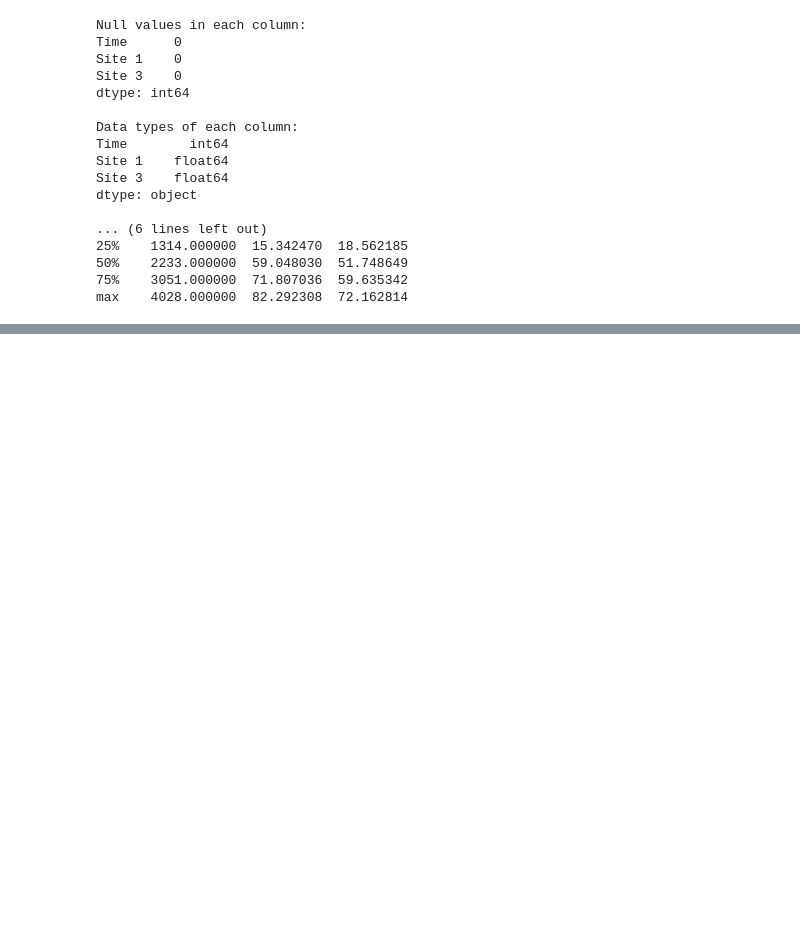
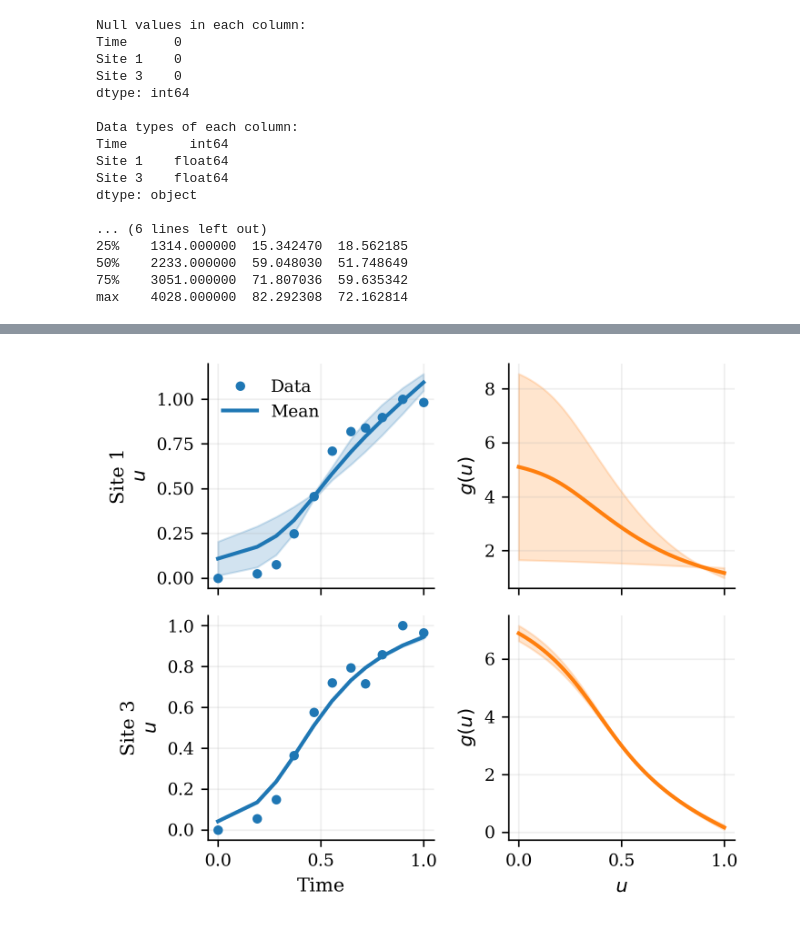
Before and after one commit to beckycrossley/Learning-noise-growth-BINNs, a Jupyter notebook: coralreef-analysis.ipynb, the cells around one changed output, grey strips where cells are left out. Cells and saved outputs as stored; diff of their text form; code cells hidden in the pictures; blank space fills up the shorter version.

```diff
--- a/coralreef-analysis.ipynb
+++ b/coralreef-analysis.ipynb
@@ -262,0 +352,72 @@ plot_binn_results_2x3(ensembles, save_dir)
+# %%
+def plot_binn_results_2x2(ensembles, save_dir):
+    """
+    Plot BINN results for multiple sites in a 2x3 grid.
+
+    Parameters:
+        ensembles : dict
+            Dict like {"Site 1": ensemble1, "Site 2": ensemble2}
+        save_dir : str
+            Directory to save the plot
+    """
+    sites = list(ensembles.keys())
+    n_sites = len(sites)
+
+    assert n_sites == 2, "This function is set up for exactly 2 sites (2x3 layout)."
+
+    fig, axes = plt.subplots(2, 2, figsize=(4.9, 4.2), sharex='col')
+
+    for i, site in enumerate(sites):
+        ensemble = ensembles[site]
+
+        # Extract
+        t = ensemble["t_full"]
+        C_true = ensemble["C_reps"][0]
+        C_pred = ensemble["C_full_mean"]
+        C_pred_low = ensemble["C_full_low"]
+        C_pred_up = ensemble["C_full_up"]
+
+        g_mean = ensemble["g_mean"]
+        g_low = ensemble["g_low"]
+        g_up = ensemble["g_up"]
+        C_grid = ensemble["C_grid"]
+
+        # ---- Column 1: dynamics ----
+        ax = axes[i, 0]
+        ax.plot(t, C_true, marker="o", linestyle="None", label="Data", ms=4)
+        ax.plot(t, C_pred, linestyle="-", color="C0", lw=2, label="Mean")
+        ax.fill_between(t, C_pred_low, C_pred_up, color="C0", alpha=0.2)
+
+        ax.set_ylabel(f"{site}\n$u$")
+        if i == n_sites - 1:
+            ax.set_xlabel("Time")
+
+            # ax.set_title(r"$u$")
+
+        # ---- Column 2: g(u) ----
+        ax = axes[i, 1]
+        ax.plot(C_grid, g_mean, color="C1", lw=2)
+        ax.fill_between(C_grid, g_low, g_up, color="C1", alpha=0.2)
+
+        if i == n_sites - 1:
+            ax.set_xlabel("$u$")
+        ax.set_ylabel(r"$g(u)$")
+
+    # Clean styling
+    for ax in axes.flat:
+        ax.spines["top"].set_visible(False)
+        ax.spines["right"].set_visible(False)
+        ax.grid(True, alpha=0.2)
+
+    # One legend only (top-left panel)
+    axes[0, 0].legend(frameon=False)
+
+    plt.tight_layout()
+
+    plot_path = os.path.join(save_dir, "BINN_results_2x2-rmse.png")
+    plt.savefig(plot_path, dpi=300, bbox_inches="tight")
+    plt.show()
+
+plot_binn_results_2x2(ensembles_add, save_dir)
+# %% [output]
+[figure, added]
```
Also changed, not shown: parts of 10 cells of this notebook, 43 other files.
